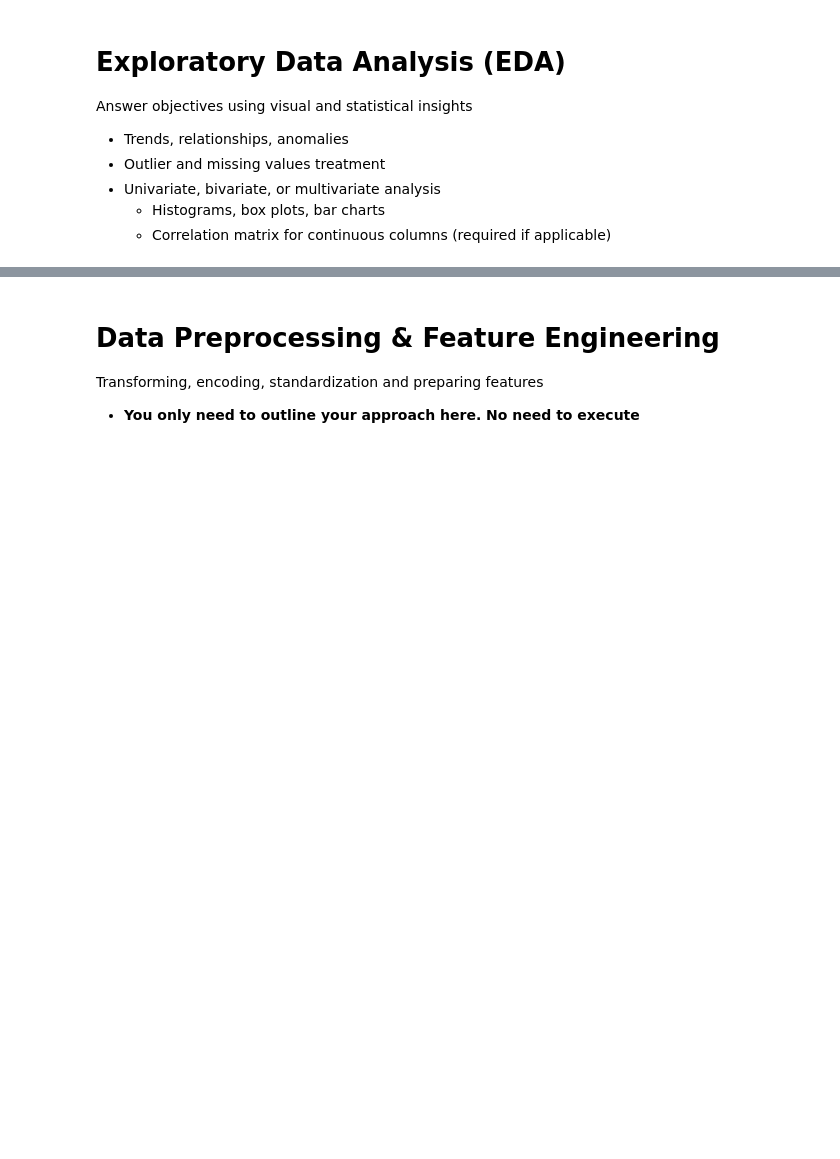
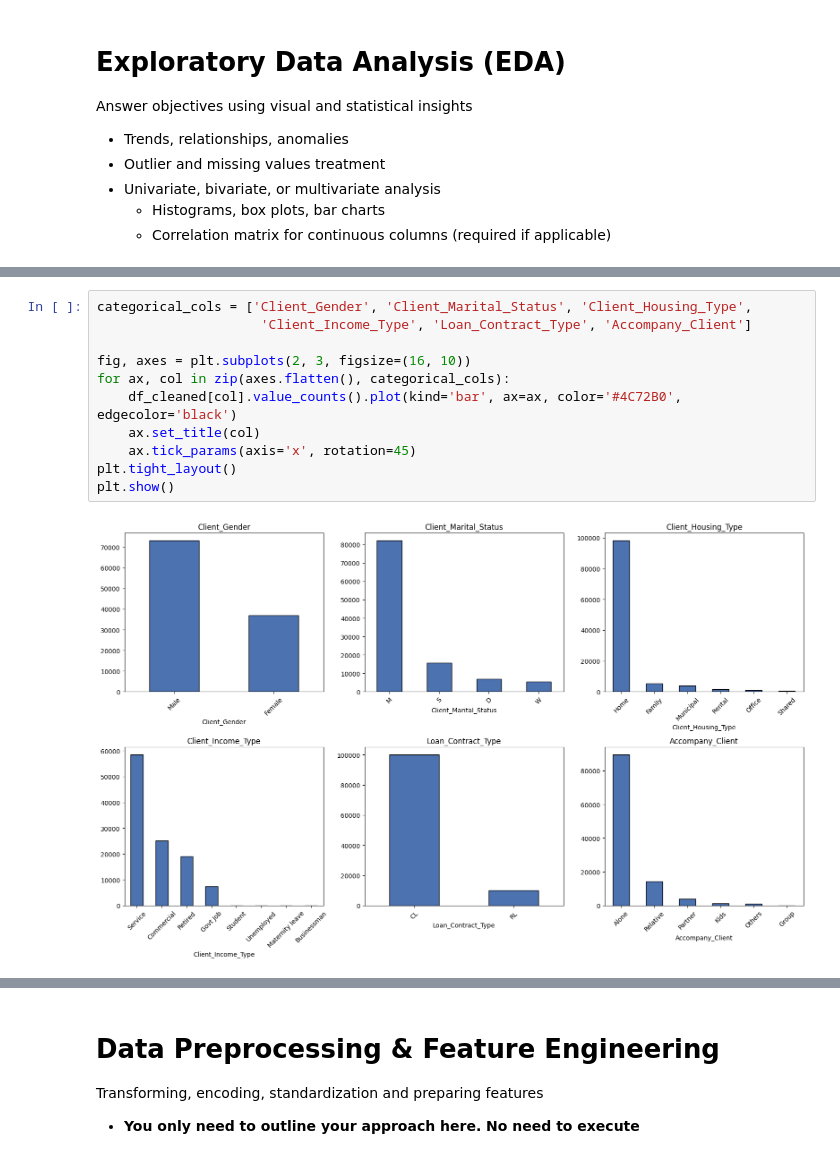
Before and after one commit to sayedali777/labs_projects, a Jupyter notebook: projects/Capstone Project/2. Lightning Talk #2/lightning-talk-2.ipynb, the cells around one changed output, grey strips where cells are left out. Drawn from its saved outputs; the diff is of its cells as text; blank space fills up the shorter version.

```diff
--- a/projects/Capstone Project/2. Lightning Talk #2/lightning-talk-2.ipynb
+++ b/projects/Capstone Project/2. Lightning Talk #2/lightning-talk-2.ipynb
@@ -95,0 +831,13 @@ Answer objectives using visual and statistical insights
+# %%
+categorical_cols = ['Client_Gender', 'Client_Marital_Status', 'Client_Housing_Type',
+                     'Client_Income_Type', 'Loan_Contract_Type', 'Accompany_Client']
+
+fig, axes = plt.subplots(2, 3, figsize=(16, 10))
+for ax, col in zip(axes.flatten(), categorical_cols):
+    df_cleaned[col].value_counts().plot(kind='bar', ax=ax, color='#4C72B0', edgecolor='black')
+    ax.set_title(col)
+    ax.tick_params(axis='x', rotation=45)
+plt.tight_layout()
+plt.show()
+# %% [output]
+[figure, added]
```
Also changed, not shown: parts of 101 cells of this notebook, 1 other file.
